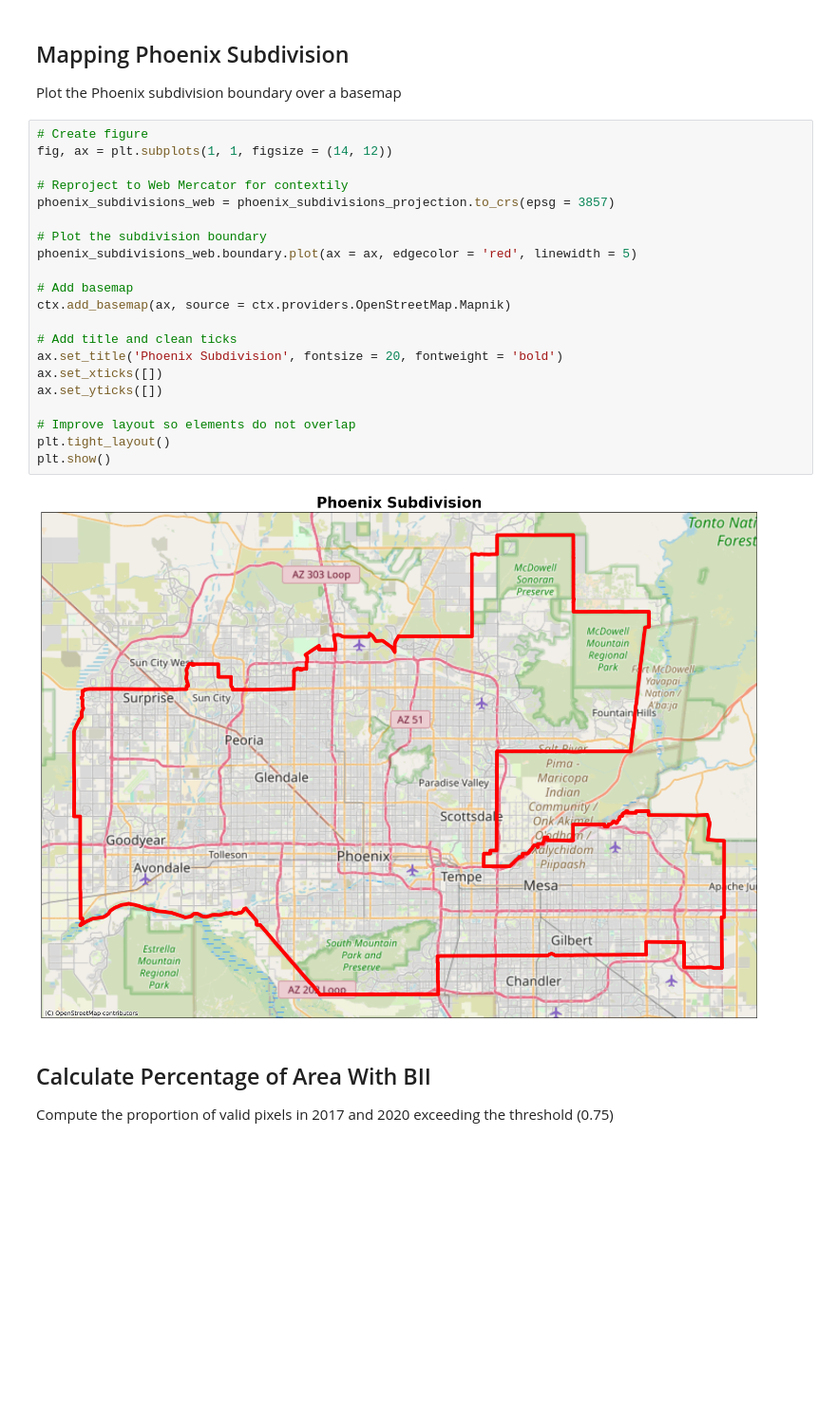
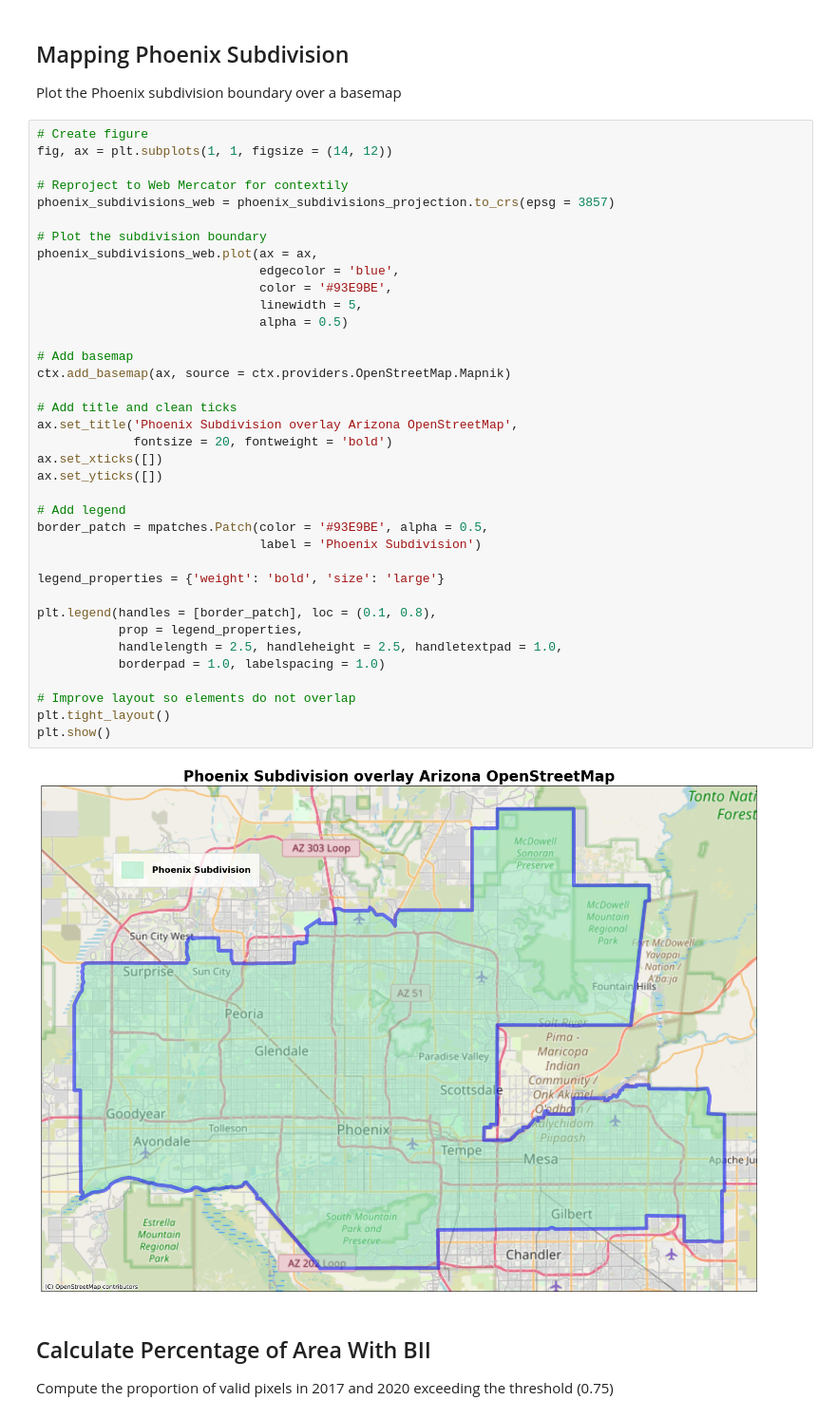
Before and after one commit to jwonyk/biodiversity-intactness-index-change, a Jupyter notebook: biodiversity-intactness-index-change.ipynb, the cells around one changed output. Shown at 95% size. Cells and saved outputs as stored; diff of their text form; blank space fills up the shorter version.

Commit message:
Add legend to Phoenix Subdivision map and create more space between two legends on BII plot

```diff
--- a/biodiversity-intactness-index-change.ipynb
+++ b/biodiversity-intactness-index-change.ipynb
@@ -135,26 +135,42 @@ Plot the Phoenix subdivision boundary over a basemap
 # %%
 # Create figure
 fig, ax = plt.subplots(1, 1, figsize = (14, 12))
 
 # Reproject to Web Mercator for contextily
 phoenix_subdivisions_web = phoenix_subdivisions_projection.to_crs(epsg = 3857)
 
 # Plot the subdivision boundary
-phoenix_subdivisions_web.boundary.plot(ax = ax, edgecolor = 'red', linewidth = 5)
+phoenix_subdivisions_web.plot(ax = ax,
+                              edgecolor = 'blue',
+                              color = '#93E9BE',
+                              linewidth = 5,
+                              alpha = 0.5)
 
 # Add basemap
 ctx.add_basemap(ax, source = ctx.providers.OpenStreetMap.Mapnik)
 
 # Add title and clean ticks
-ax.set_title('Phoenix Subdivision', fontsize = 20, fontweight = 'bold')
+ax.set_title('Phoenix Subdivision overlay Arizona OpenStreetMap',
+             fontsize = 20, fontweight = 'bold')
 ax.set_xticks([])
 ax.set_yticks([])
+
+# Add legend
+border_patch = mpatches.Patch(color = '#93E9BE', alpha = 0.5,
+                              label = 'Phoenix Subdivision')
+
+legend_properties = {'weight': 'bold', 'size': 'large'}
+
+plt.legend(handles = [border_patch], loc = (0.1, 0.8),
+           prop = legend_properties,
+           handlelength = 2.5, handleheight = 2.5, handletextpad = 1.0,
+           borderpad = 1.0, labelspacing = 1.0)
 
 # Improve layout so elements do not overlap
 plt.tight_layout()
 plt.show()
 # %% [output]
-[figure, old version]
+[figure, new version]
 # %% [markdown]
 ## Calculate Percentage of Area With BII
 
```
Also changed, not shown: parts of 1 cell of this notebook.
